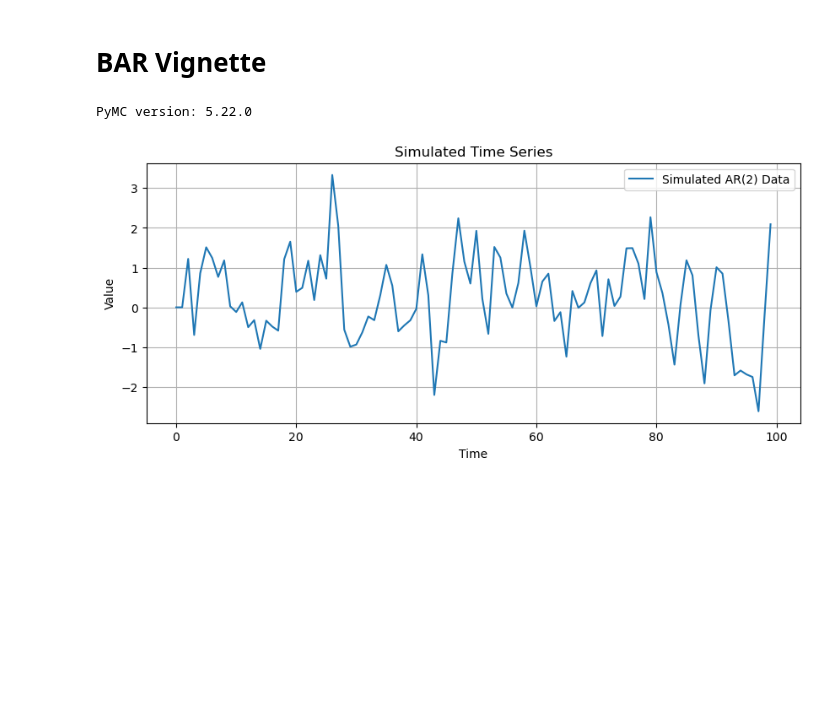
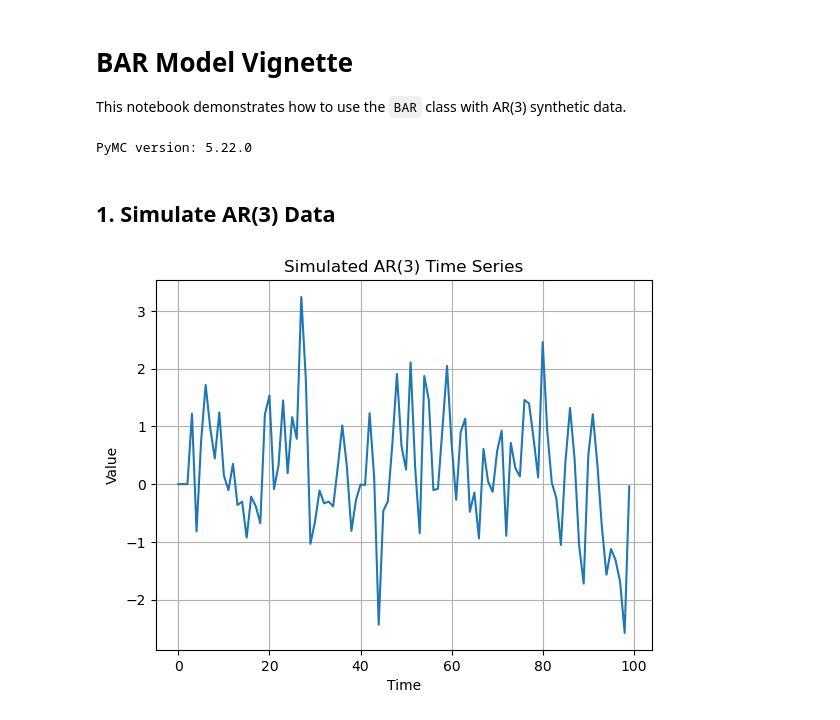
Before and after one commit to alexfaassen/STA2102_BAR, a Jupyter notebook: vignette.ipynb, the cells around one changed output. Drawn from its saved outputs; the diff is of its cells as text; code cells hidden in the pictures; blank space fills up the shorter version.

```diff
--- a/vignette.ipynb
+++ b/vignette.ipynb
@@ -1,40 +1,38 @@
-# %% [markdown]
-# BAR Vignette
-# %%
-# Installation verification
-import pymc as pm
-print("PyMC version:", pm.__version__)
-# %% [output]
-PyMC version: 5.22.0
+# %% [markdown]
+# BAR Model Vignette
+This notebook demonstrates how to use the `BAR` class with AR(3) synthetic data.
+# %%
+import numpy as np
+import matplotlib.pyplot as plt
+import pymc as pm
+import arviz as az
+print("PyMC version:", pm.__version__)
+
+# Reload
+import importlib
+import bar
+importlib.reload(bar)
+from bar import BAR
+# %% [output]
+PyMC version: 5.22.0
+# %% [markdown]
+## 1. Simulate AR(3) Data
 # %%
-# Bayesian Autoregressive (BAR) Model Demonstration
-
-# Import dependencies
-import numpy as np
-import matplotlib.pyplot as plt
-from bar import BAR
-
-## Step 1: Generate synthetic time series data, or get real data.
+# Simulate AR(3) data
+y = [0, 0, 0]
+phi_true = [0.5, -0.3, 0.2]
+sigma_true = 1.0
 np.random.seed(2102)
-T = 100
-phi_true = [0.6, -0.2]
-sigma_true = 1.0
-
-# Generate AR(2) data
-y = [0, 0]
-for t in range(2, T):
-    y_t = phi_true[0]*y[-1] + phi_true[1]*y[-2] + np.random.normal(0, sigma_true)
+for t in range(3, 100):
+    y_t = phi_true[0]*y[-1] + phi_true[1]*y[-2] + phi_true[2]*y[-3] + np.random.normal(0, sigma_true)
     y.append(y_t)
 y = np.array(y)
 
-# Plot the simulated data
-plt.figure(figsize=(10, 4))
-plt.plot(y, label="Simulated AR(2) Data")
+plt.plot(y)
+plt.title("Simulated AR(3) Time Series")
 plt.xlabel("Time")
 plt.ylabel("Value")
-plt.title("Simulated Time Series")
-plt.legend()
 plt.grid()
 plt.show()
 # %% [output]
-[figure, old version]
+[figure, new version]
```
Also changed, not shown: parts of 19 cells of this notebook, 2 other files.
